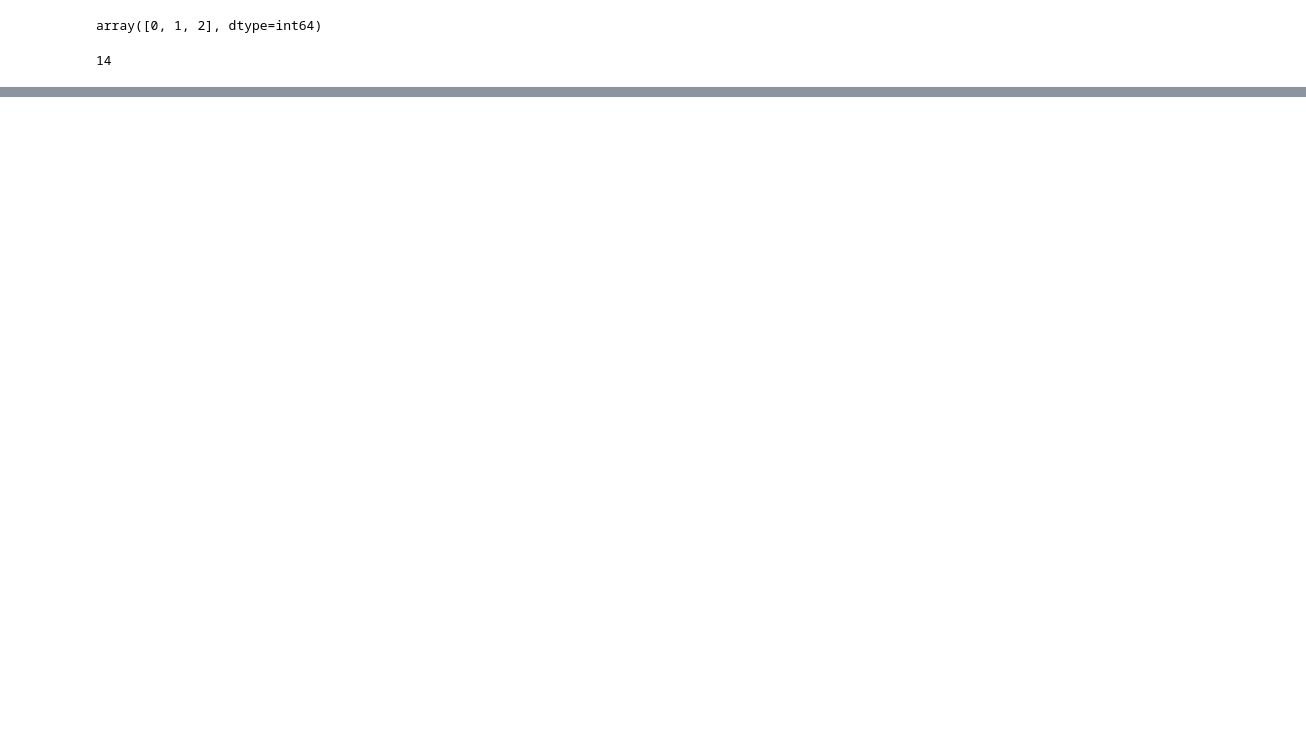
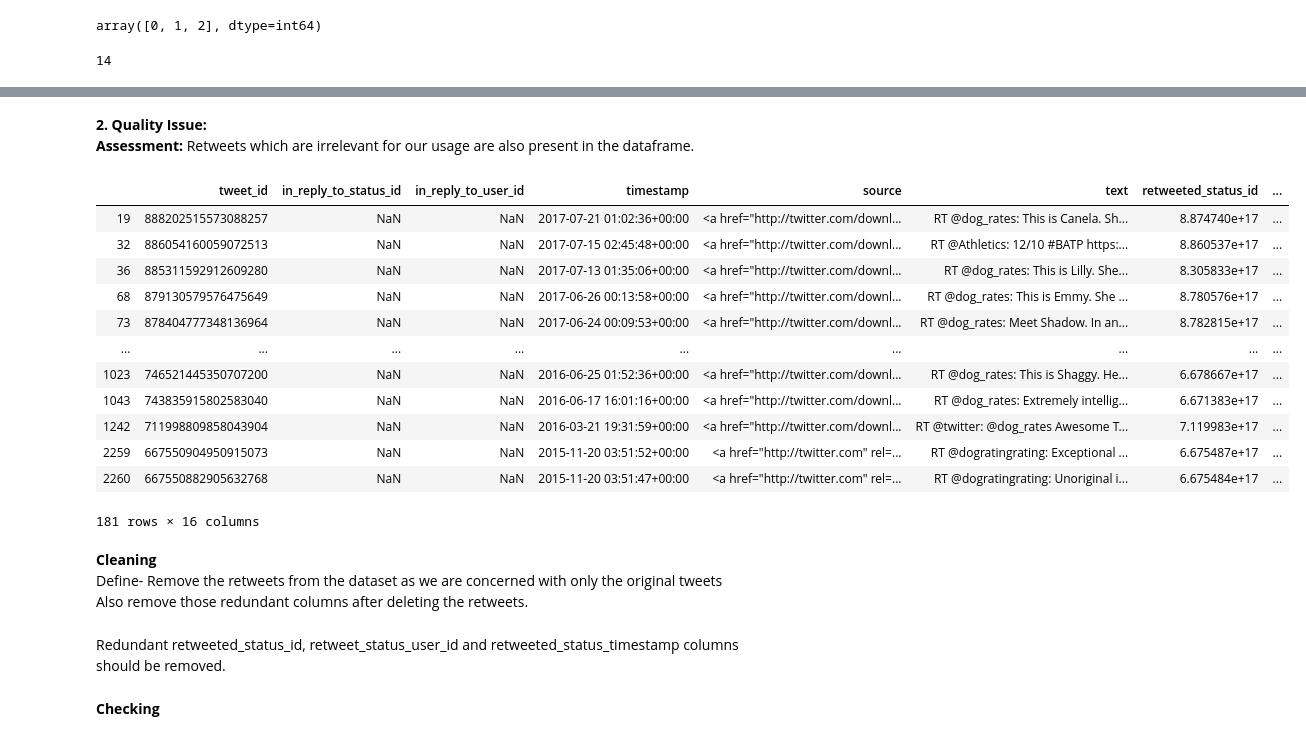
Before and after one commit to srinivasayer4/Udacity-WeRateDogs-project, a Jupyter notebook: Udacity Project_We Rate Dogs Analysis.ipynb, the cells around one changed output, grey strips where cells are left out. Saved outputs shown, nothing was run; the diff lists cells and outputs as text; code cells hidden in the pictures; blank space fills up the shorter version.

Commit message:
Added the data wrangling step
Assessed and cleaned the data to make it tidy. Merged the different datasets to create a master dataset.
Identified 9 quality issues in the data and corrected them.

```diff
--- a/Udacity Project_We Rate Dogs Analysis.ipynb
+++ b/Udacity Project_We Rate Dogs Analysis.ipynb
@@ -233,0 +244,6 @@ Index(['tweet_id', 'in_reply_to_status_id', 'in_reply_to_user_id', 'timestamp',
+# %%
+#removing the duplicated index that have both 'doggo' and 'pupper' as categories
+my_series = my_series[my_series.index.drop_duplicates(keep= False, )]
+
+# Adding the new category column for the dogs
+dog_merged['category']= my_series
@@ -233,0 +256,3 @@ Index(['tweet_id', 'in_reply_to_status_id', 'in_reply_to_user_id', 'timestamp',
+# %%
+# Two category dogs will be put in the category 'doggo and other'
+dog_merged.loc[temp_series==2,'category']= 'doggo and other'
@@ -233,0 +269,3 @@ Index(['tweet_id', 'in_reply_to_status_id', 'in_reply_to_user_id', 'timestamp',
+# %%
+# dropping the doggo, floofer and other redundant columns
+dog_merged.drop(columns= cat_list, inplace= True)
@@ -233,0 +308,5 @@ Index(['tweet_id', 'in_reply_to_status_id', 'in_reply_to_user_id', 'timestamp',
+# %%
+#Change the 'timestamp' and 'retweeted_status_timestamp' to date-time data-type
+dog_merged['timestamp']= pd.to_datetime(dog_merged['timestamp'])
+dog_merged['retweeted_status_timestamp']= pd.to_datetime(dog_merged['retweeted_status_timestamp'])
+dog_merged.info()
@@ -233,0 +331,23 @@ Index(['tweet_id', 'in_reply_to_status_id', 'in_reply_to_user_id', 'timestamp',
+# %% [markdown]
+**2. Quality Issue:** <br>
+**Assessment:** Retweets which are irrelevant for our usage are also present in the dataframe.
+# %%
+dog_merged[~dog_merged.retweeted_status_id.isna()].head()
+# %% [output]
+|  | tweet_id | in_reply_to_status_id | in_reply_to_user_id | timestamp | source | text | retweeted_status_id | ... |
+| 19 | 888202515573088257 | NaN | NaN | 2017-07-21 01:02:36+00:00 | <a href="http://twitter.com/downl... | RT @dog_rates: This is Canela. Sh... | 8.874740e+17 | ... |
+| 32 | 886054160059072513 | NaN | NaN | 2017-07-15 02:45:48+00:00 | <a href="http://twitter.com/downl... | RT @Athletics: 12/10 #BATP https:... | 8.860537e+17 | ... |
+| 36 | 885311592912609280 | NaN | NaN | 2017-07-13 01:35:06+00:00 | <a href="http://twitter.com/downl... | RT @dog_rates: This is Lilly. She... | 8.305833e+17 | ... |
+| 68 | 879130579576475649 | NaN | NaN | 2017-06-26 00:13:58+00:00 | <a href="http://twitter.com/downl... | RT @dog_rates: This is Emmy. She ... | 8.780576e+17 | ... |
+| 73 | 878404777348136964 | NaN | NaN | 2017-06-24 00:09:53+00:00 | <a href="http://twitter.com/downl... | RT @dog_rates: Meet Shadow. In an... | 8.782815e+17 | ... |
+| ... | ... | ... | ... | ... | ... | ... | ... | ... |
+| 1023 | 746521445350707200 | NaN | NaN | 2016-06-25 01:52:36+00:00 | <a href="http://twitter.com/downl... | RT @dog_rates: This is Shaggy. He... | 6.678667e+17 | ... |
+| 1043 | 743835915802583040 | NaN | NaN | 2016-06-17 16:01:16+00:00 | <a href="http://twitter.com/downl... | RT @dog_rates: Extremely intellig... | 6.671383e+17 | ... |
+| 1242 | 711998809858043904 | NaN | NaN | 2016-03-21 19:31:59+00:00 | <a href="http://twitter.com/downl... | RT @twitter: @dog_rates Awesome T... | 7.119983e+17 | ... |
+| 2259 | 667550904950915073 | NaN | NaN | 2015-11-20 03:51:52+00:00 | <a href="http://twitter.com" rel=... | RT @dogratingrating: Exceptional ... | 6.675487e+17 | ... |
+| 2260 | 667550882905632768 | NaN | NaN | 2015-11-20 03:51:47+00:00 | <a href="http://twitter.com" rel=... | RT @dogratingrating: Unoriginal i... | 6.675484e+17 | ... |
+181 rows × 16 columns
+# %% [markdown]
+**Cleaning** <br>
+Define- Remove the retweets from the dataset as we are concerned with only the original tweets <br>
+Also remove those redundant columns after deleting the retweets.
@@ -233,0 +357,2 @@ Index(['tweet_id', 'in_reply_to_status_id', 'in_reply_to_user_id', 'timestamp',
+# %% [markdown]
+Redundant retweeted_status_id, retweet_status_user_id and retweeted_status_timestamp columns should be removed.
@@ -233,0 +361,2 @@ Index(['tweet_id', 'in_reply_to_status_id', 'in_reply_to_user_id', 'timestamp',
+# %% [markdown]
+**Checking**
```
Also changed, not shown: parts of 95 cells of this notebook.
